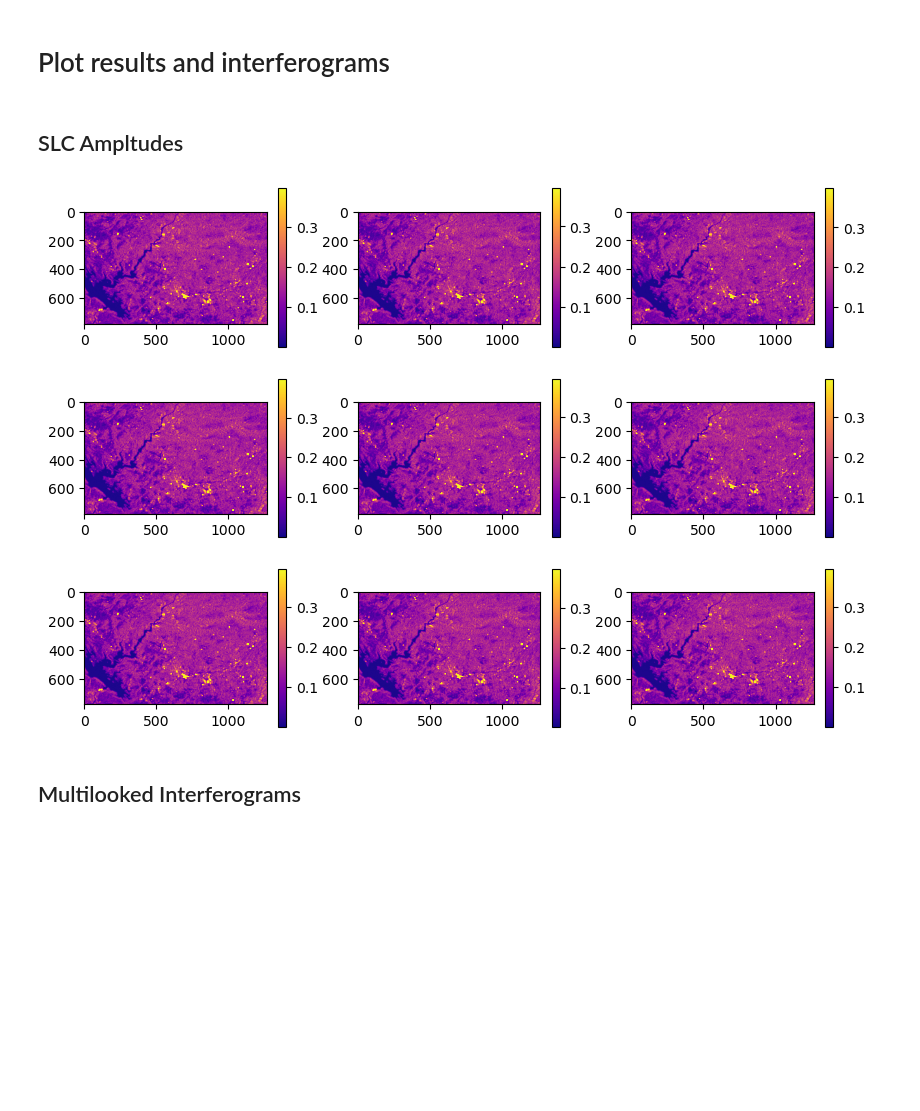
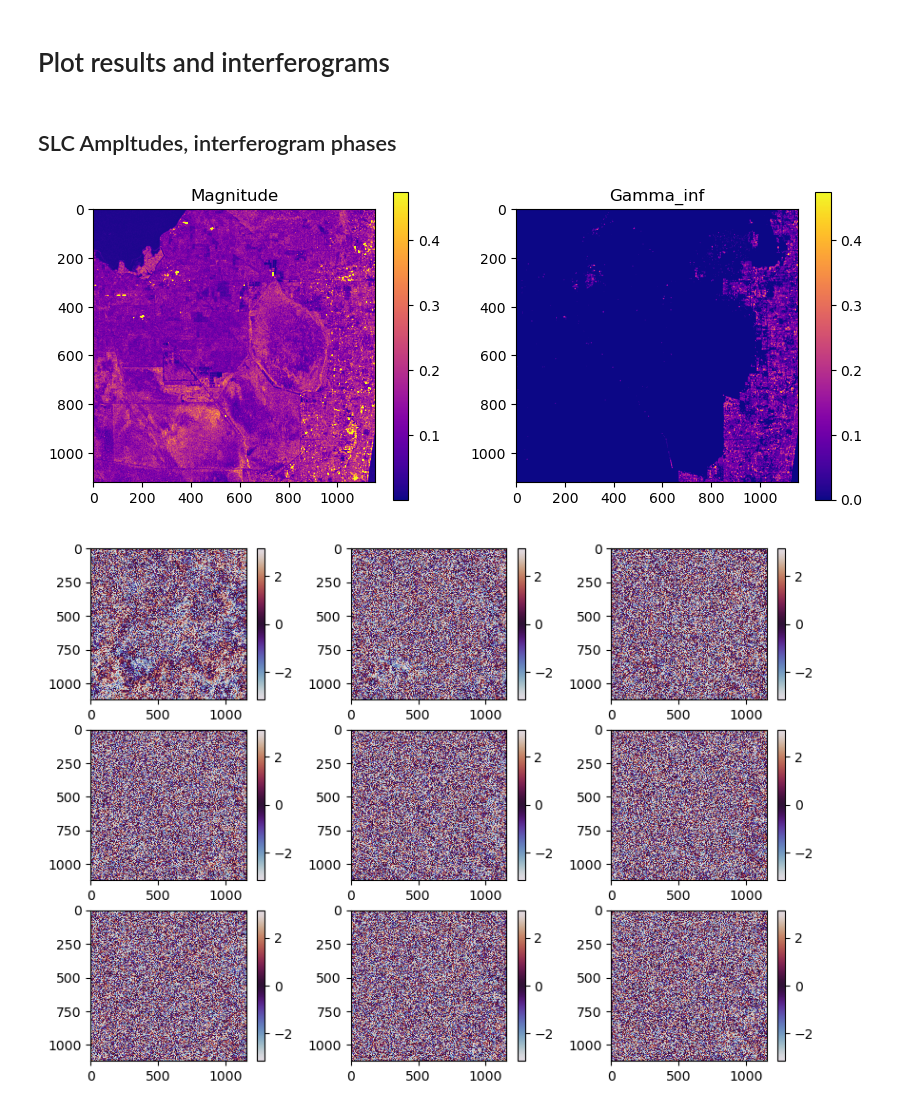
Before and after one commit to scottstanie/synth, a Jupyter notebook: notebooks/ui.ipynb, the cells around one changed output. Saved outputs shown, nothing was run; the diff lists cells and outputs as text; code cells hidden in the pictures; blank space fills up the shorter version.

```diff
--- a/notebooks/ui.ipynb
+++ b/notebooks/ui.ipynb
@@ -234,19 +253,43 @@ def take_looks(image, row_looks, col_looks, average=False):
 
     return result.squeeze()
 # %% [markdown]
-## SLC Ampltudes
+## SLC Ampltudes, interferogram phases
+# %%
+fig2, axes2 = plt.subplots(ncols=2, figsize=(10, 4))
+fig, axes = plt.subplots(3, 3, figsize=(10, 7))
+
+slc_files = sorted(Path("slcs/").glob("*.tif"))
+with rio.open(slc_files[0]) as src:
+    s0 = src.read(1)
+# with rio.open("input_layers/rho_min.tif") as src:
+with rio.open("input_layers/rho_shrunk.tif") as src:
+    rho_inf = src.read(1)
+
+mag = np.abs(s0)
+titles = ['Magnitude', 'Gamma_inf']
+for img, ax, t in zip([mag, rho_inf], axes2.ravel(), titles):
+    axim = ax.imshow(img[::5, ::5], cmap='plasma', vmax=np.nanpercentile(mag, 99))
+    fig2.colorbar(axim, ax=ax)
+    ax.set_title(t)
+
+for f, ax in zip(slc_files[1:], axes.ravel()):
+    with rio.open(f) as src:
+        s1 = src.read(1)
+
+    ifg = take_looks(s0 * s1.conj(), 5, 5)
+    axim = ax.imshow(np.angle(ifg), cmap='twilight', interpolation='nearest')
+    fig.colorbar(axim, ax=ax)
+# %% [output]
+[figure, added]
+[figure, added]
 # %%
-fig, axes = plt.subplots(3, 3, figsize=(10, 7))
-with h5py.File("noisy_stack.h5") as hf:
-    data = hf['data'][:]
+def plot_hdf5(fn, cmap="RdBu", nplots=(3, 3), subsample=4):
+    fig, axes = plt.subplots(*nplots, figsize=(10, 7))
+    with h5py.File(fn) as hf:
+        data = hf['data'][:]
 
-    for idx, ax in enumerate(axes.ravel()):
-        # ifg = take_looks(data[0] * data[idx].conj(), 3, 3)
-        mag = np.abs(data[idx])
-        axim = ax.imshow(mag, cmap='plasma', vmax=np.nanpercentile(mag, 99))
-        fig.colorbar(axim, ax=ax)
+        for idx, ax in enumerate(axes.ravel()):
+            axim = ax.imshow(data[idx, ::subsample, ::subsample], cmap='RdBu')
+            fig.colorbar(axim, ax=ax)
     #
+    fig.suptitle(fn)
-# %% [output]
-[figure, removed]
-# %% [markdown]
-## Multilooked Interferograms
```
Also changed, not shown: parts of 6 cells of this notebook.
